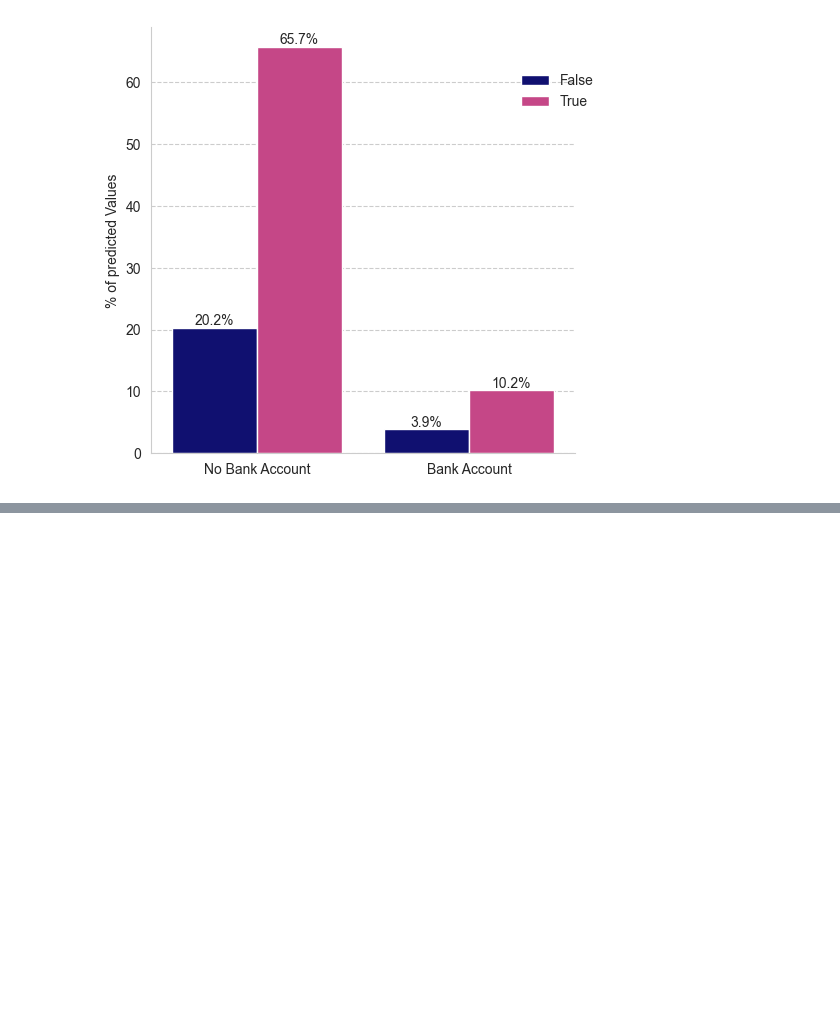
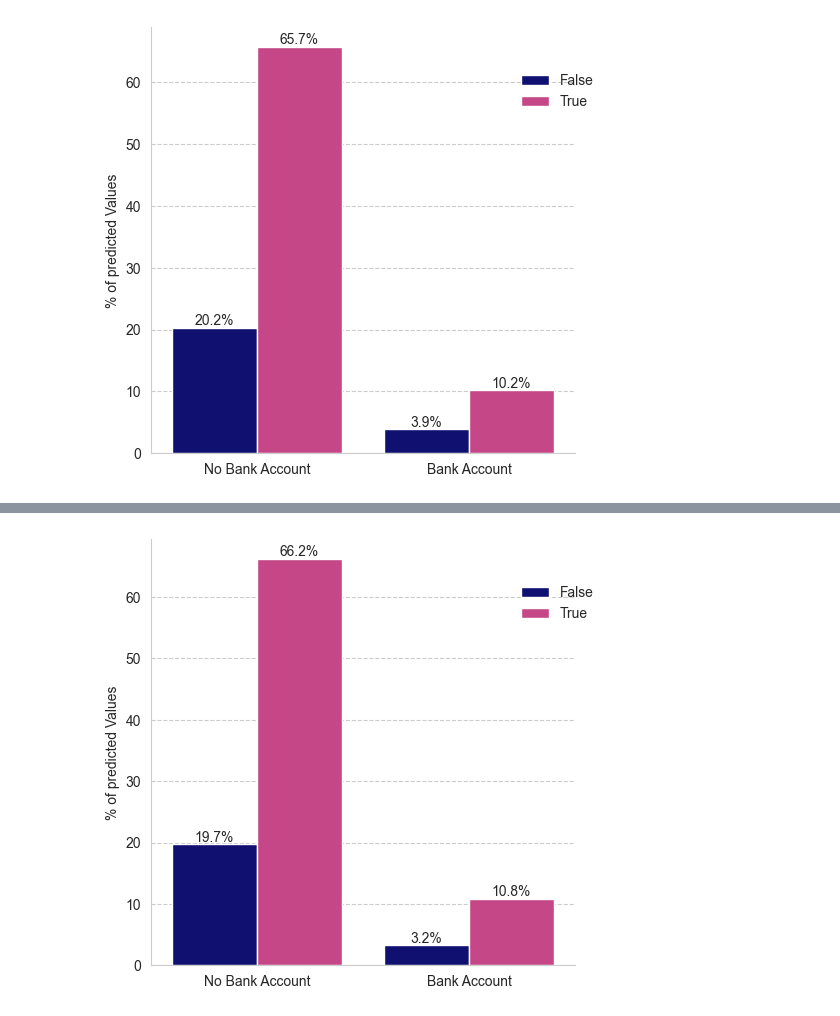
Before and after one commit to M4R1T4/ml_project_financial_inclusion, a Jupyter notebook: models/06_Tree_Models_Variants.ipynb, the cells around one changed output, grey strips where cells are left out. Saved outputs shown, nothing was run; the diff lists cells and outputs as text; code cells hidden in the pictures; blank space fills up the shorter version.

```diff
--- a/models/06_Tree_Models_Variants.ipynb
+++ b/models/06_Tree_Models_Variants.ipynb
@@ -386,0 +479,5 @@ NameError: name 'accuracy_score' is not defined
+# %%
+mf.conf_matrix_as_bar_perc(rand_forest_d30_l35_cmx)
+plt.savefig('../plots_and_pictures/model_rand_forest_d30_l35_barplot.png', transparent=False)
+# %% [output]
+[figure, added]
```
Also changed, not shown: parts of 18 cells of this notebook, 3 other files.
